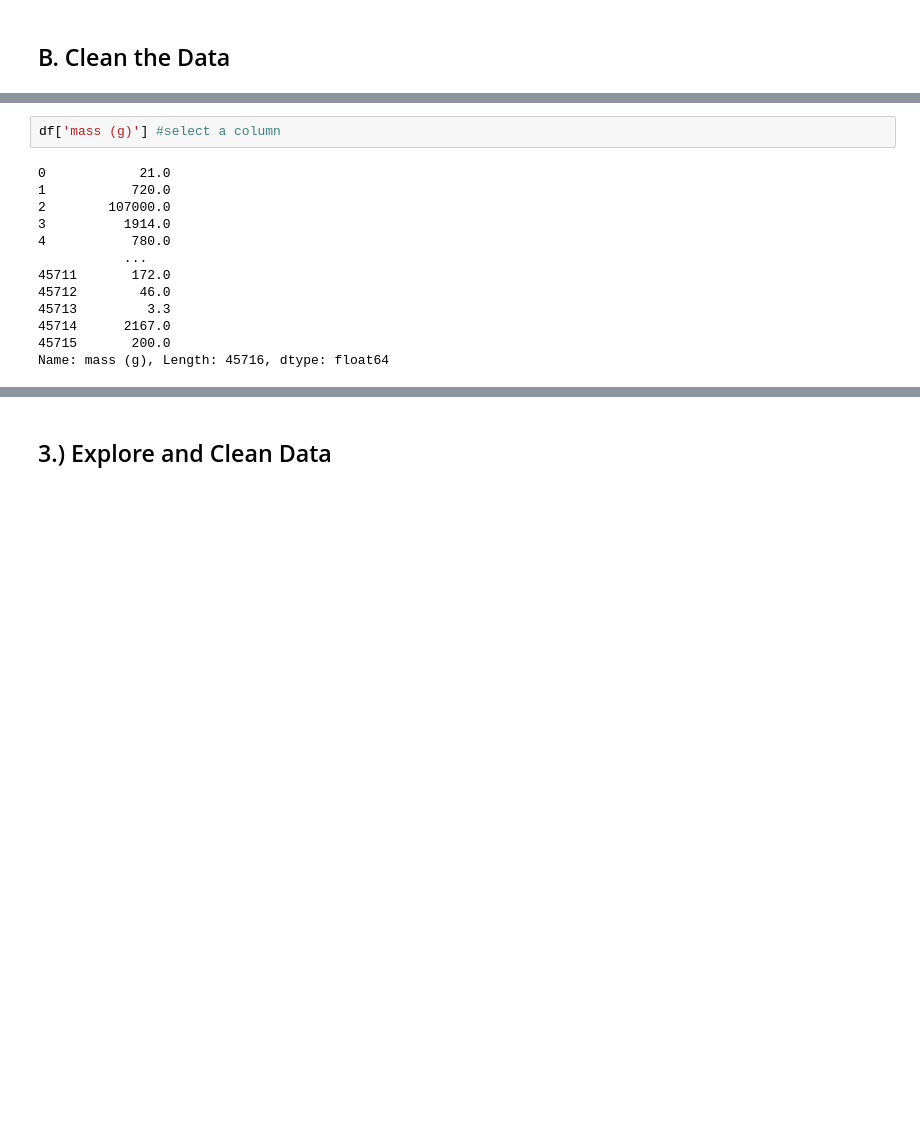
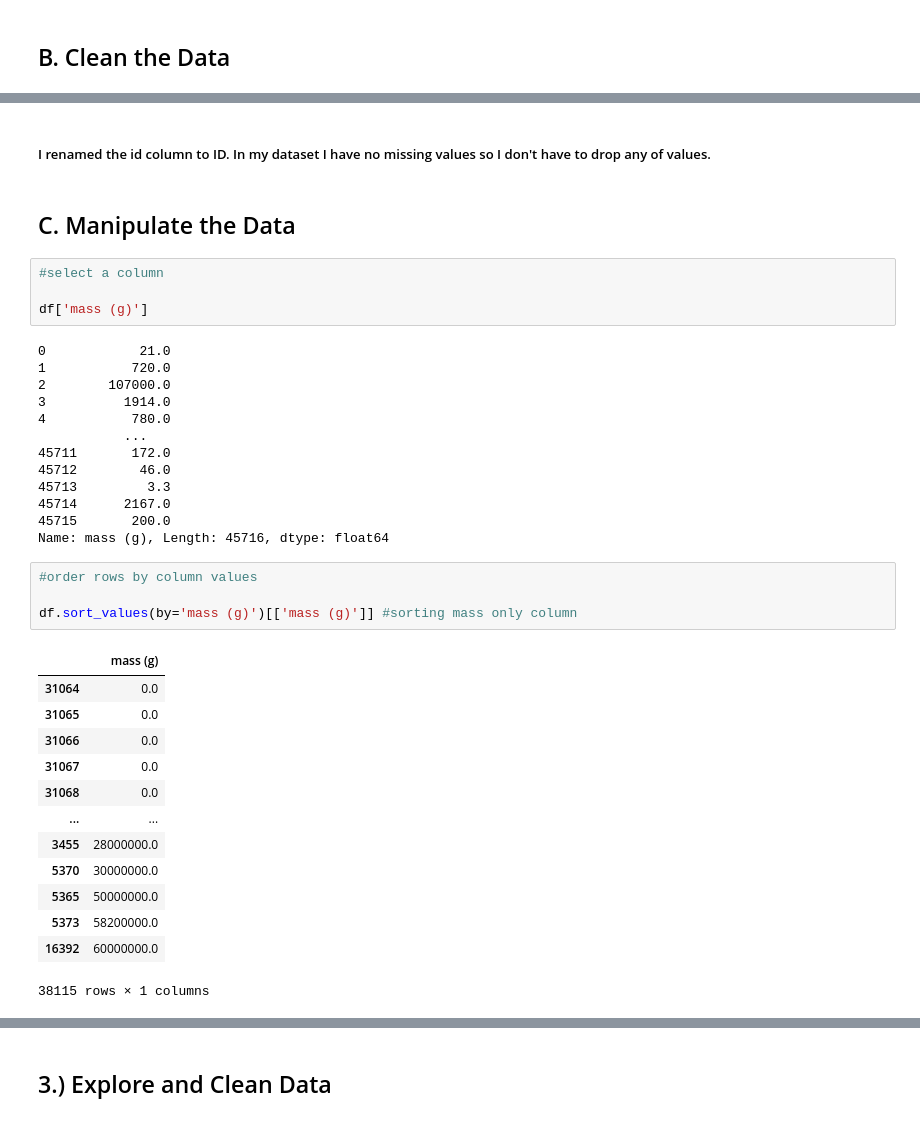
Before and after one commit to dkdukes5/IA-340, a Jupyter notebook: Lab-2.ipynb, the cells around one changed output, grey strips where cells are left out. Saved outputs shown, nothing was run; the diff lists cells and outputs as text; blank space fills up the shorter version.

```diff
--- a/Lab-2.ipynb
+++ b/Lab-2.ipynb
@@ -80,5 +91,11 @@ df.sort_values(by='mass (g)') #order rows by column values
+# %% [markdown]
+##### I renamed the id column to ID. In my dataset I have no missing values so I don't have to drop any of values.
+# %% [markdown]
+## C. Manipulate the Data
 # %%
-df['mass (g)'] #select a column
+#select a column
+
+df['mass (g)']
 # %% [output]
 0            21.0
 1           720.0
@@ -92,3 +109,21 @@ df['mass (g)'] #select a column
 45714      2167.0
 45715       200.0
 Name: mass (g), Length: 45716, dtype: float64
+# %%
+#order rows by column values
+
+df.sort_values(by='mass (g)')[['mass (g)']] #sorting mass only column
+# %% [output]
+|  | mass (g) |
+| 31064 | 0.0 |
+| 31065 | 0.0 |
+| 31066 | 0.0 |
+| 31067 | 0.0 |
+| 31068 | 0.0 |
+| ... | ... |
+| 3455 | 28000000.0 |
+| 5370 | 30000000.0 |
+| 5365 | 50000000.0 |
+| 5373 | 58200000.0 |
+| 16392 | 60000000.0 |
+38115 rows × 1 columns
```
Also changed, not shown: parts of 17 cells of this notebook.
